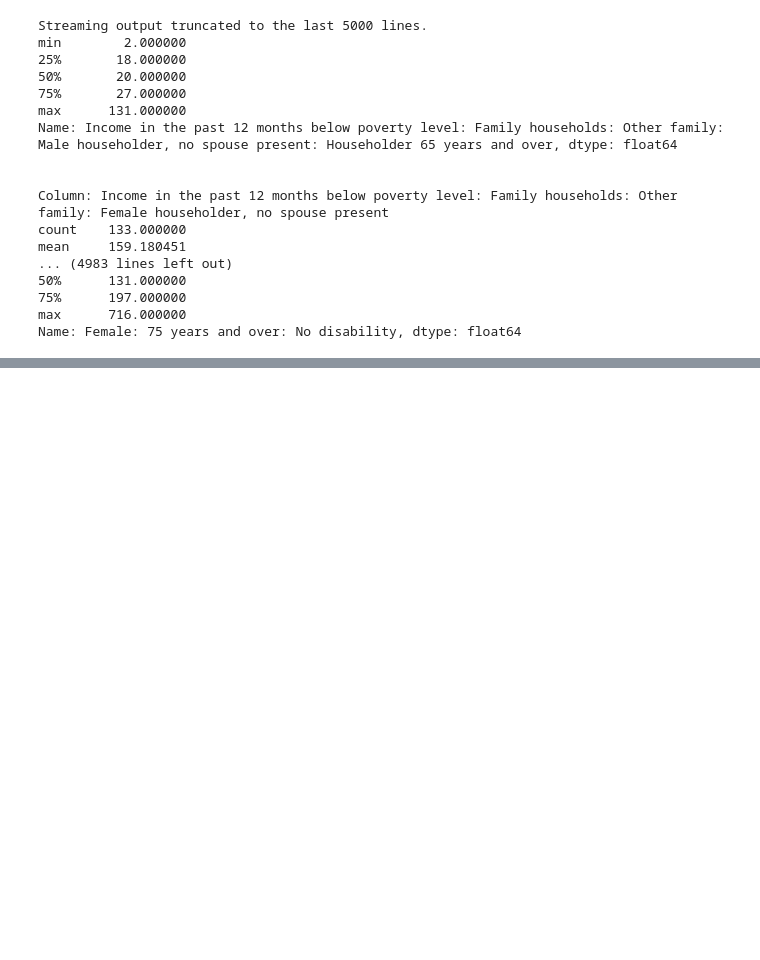
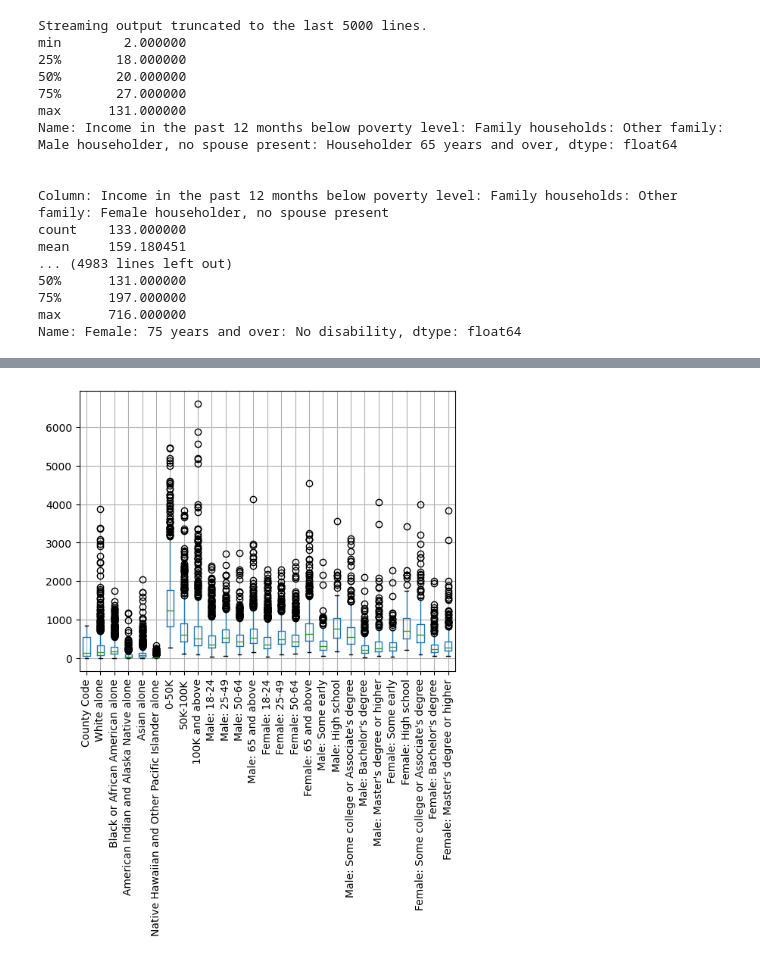
Before and after one commit to amolaka/Notable-Projects, a Jupyter notebook: cleaning_county_data.ipynb, the cells around one changed output, grey strips where cells are left out. Drawn from its saved outputs; the diff is of its cells as text; code cells hidden in the pictures; blank space fills up the shorter version.

Commit message:
all data cleaning done

```diff
--- a/cleaning_county_data.ipynb
+++ b/cleaning_county_data.ipynb
@@ -557,5 +632,5 @@ Name: Female: 75 years and over: No disability, dtype: float64
 virginia_counties.to_csv("all_va_county_data_clean.csv")
 # %%
 data = pd.read_csv("all_va_county_data_clean.csv")
-# %%
-data = data['White alone', 'Black or African American alone', 'American Indian and Alaska Native alone', 'Asian alone', 'Native Hawaiian and Other Pacific Islander alone', 'Male: No schooling completed', 'Male: Nursery to 4th grade', 'Male: 5th and 6th grade', 'Male: 7th and 8th grade', 'Male: 9th grade', 'Male: 10th grade', 'Male: 11th grade', 'Male: 12th grade, no diploma', 'Male: High school graduate, GED, or alternative', 'Male: some college, less than 1 year', 'Male: Some college, 1 or more years, no degree', "Male: Associate's degree", "Male: Bachelor's degree", "Male: Master's degree", 'Male: Professional school degree', 'Male: Doctorate degree', 'Female: No schooling completed', 'Female: Nursery to 4th grade', 'Female: 5th and 6th grade', 'Female: 7th and 8th grade', 'Female: 9th grade', 'Female: 10th grade', 'Female: 11th grade', 'Female: 12th grade, no diploma', 'Female: High school graduate, GED, or alternative', 'Female: Some college, less than 1 year', 'Female: Some college, 1 or more years, no degree', "Female: Associate's degree", "Female: Bachelor's degree", "Female: Master's degree", 'Female: Professional school degree', 'Female: Doctorate degree', 'Less than $10,000', '$10,000 to $14,999', '$15,000 to $19,999', '$20,000 to $24,999', '$25,000']
+# %%
+data = data[['County Name', 'County Code', 'White alone', 'Black or African American alone', 'American Indian and Alaska Native alone', 'Asian alone', 'Native Hawaiian and Other Pacific Islander alone', '0-50K', '50K-100K', '100K and above', 'Male: 18-24', 'Male: 25-49', 'Male: 50-64', 'Male: 65 and above', 'Female: 18-24', 'Female: 25-49', 'Female: 50-64', 'Female: 65 and above', 'Male: Some early', 'Male: High school', "Male: Some college or Associate's degree", "Male: Bachelor's degree", "Male: Master's degree or higher", 'Female: Some early', 'Female: High school', "Female: Some college or Associate's degree", "Female: Bachelor's degree", "Female: Master's degree or higher"]]
@@ -561,0 +647,8 @@ data = data['White alone', 'Black or African American alone', 'American Indian a
+# %%
+# Looking for outliers
+data.boxplot(rot = 90)
+plt.show()
+
+# Every variable has outliers
+# %% [output]
+[figure, added]
```
Also changed, not shown: parts of 9 cells of this notebook.
